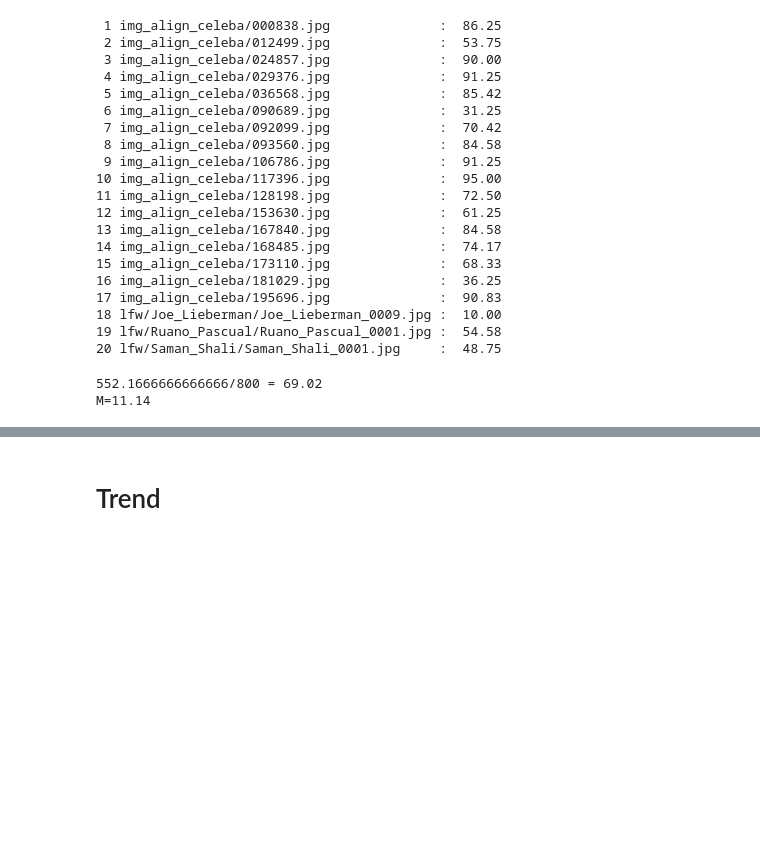
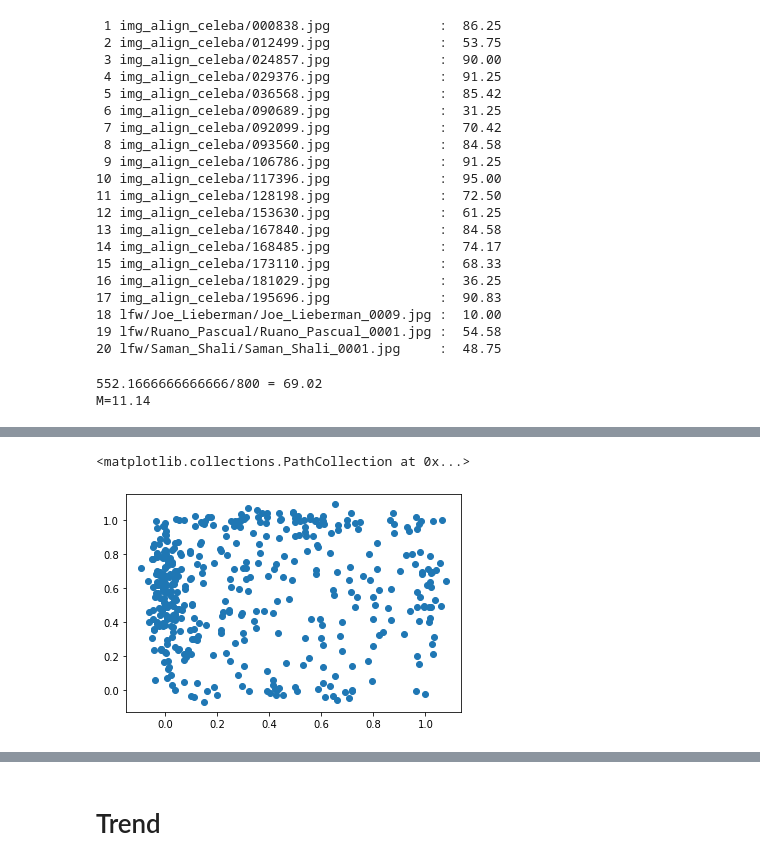
Before and after one commit to stefandirnstorfer/paramoji, a Jupyter notebook: results/EncodingB.ipynb, the cells around one changed output, grey strips where cells are left out. Drawn from its saved outputs; the diff is of its cells as text; code cells hidden in the pictures; blank space fills up the shorter version.

```diff
--- a/results/EncodingB.ipynb
+++ b/results/EncodingB.ipynb
@@ -237,0 +241,7 @@ M=11.14
+# %%
+def jitter():
+    return 0.03*np.random.normal(0,1,DATA[:,1].shape)
+plt.scatter(DATA[:,1]+jitter(), DATA[:,2]+jitter())
+# %% [output]
+<matplotlib.collections.PathCollection at 0x...>
+[figure, added]
```
Also changed, not shown: parts of 8 cells of this notebook, 25 other files.
